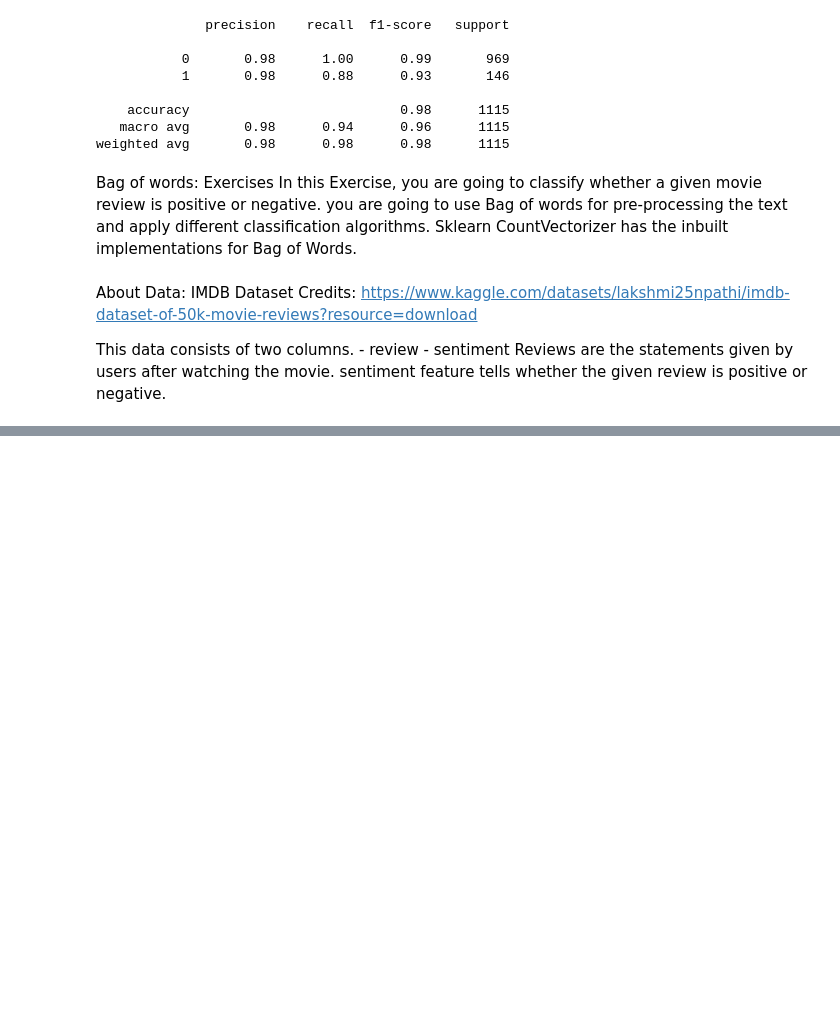
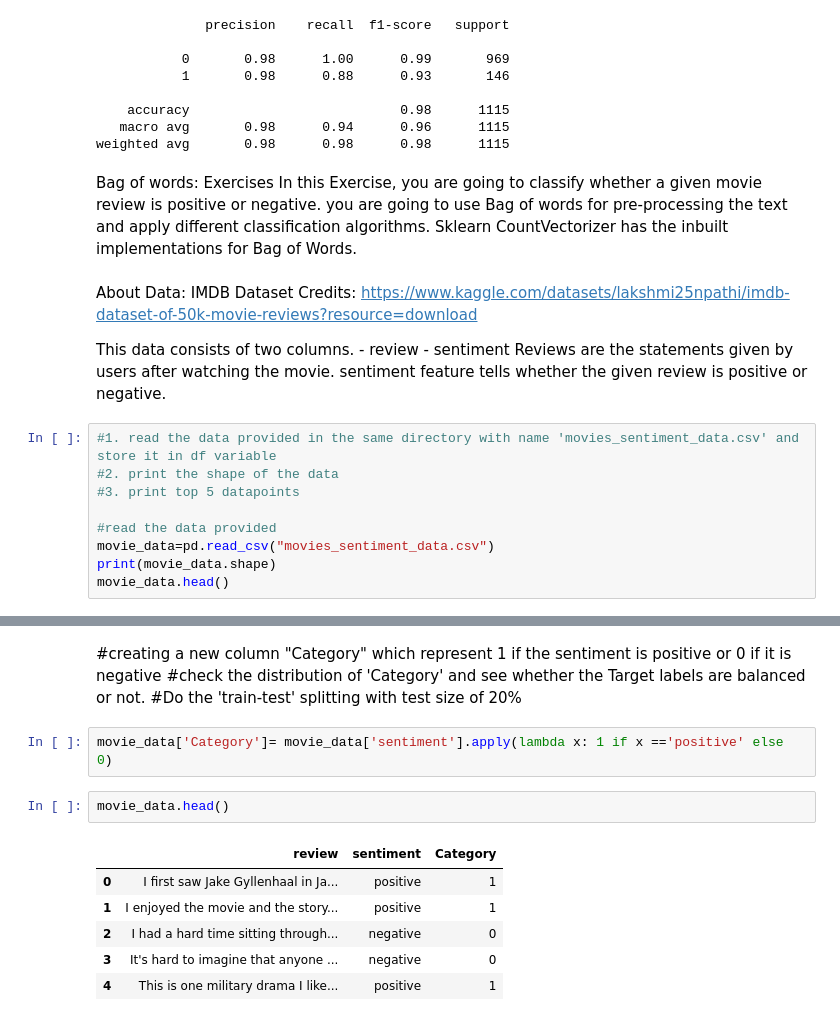
Before and after one commit to poornachandra24/NLP, a Jupyter notebook: Text Representation/Bag_of_word.ipynb, the cells around one changed output, grey strips where cells are left out. Saved outputs shown, nothing was run; the diff lists cells and outputs as text; blank space fills up the shorter version.

```diff
--- a/Text Representation/Bag_of_word.ipynb
+++ b/Text Representation/Bag_of_word.ipynb
@@ -180,3 +180,12 @@ Credits: https://www.kaggle.com/datasets/lakshmi25npathi/imdb-dataset-of-50k-mov
 This data consists of two columns. - review - sentiment
 Reviews are the statements given by users after watching the movie.
 sentiment feature tells whether the given review is positive or negative.
+# %%
+#1. read the data provided in the same directory with name 'movies_sentiment_data.csv' and store it in df variable
+#2. print the shape of the data
+#3. print top 5 datapoints
+
+#read the data provided
+movie_data=pd.read_csv("movies_sentiment_data.csv")
+print(movie_data.shape)
+movie_data.head()
@@ -182,0 +200,15 @@ sentiment feature tells whether the given review is positive or negative.
+# %% [markdown]
+#creating a new column "Category" which represent 1 if the sentiment is positive or 0 if it is negative
+#check the distribution of 'Category' and see whether the Target labels are balanced or not.
+#Do the 'train-test' splitting with test size of 20%
+# %%
+movie_data['Category']= movie_data['sentiment'].apply(lambda x: 1 if x =='positive' else 0)
+# %%
+movie_data.head()
+# %% [output]
+|  | review | sentiment | Category |
+| 0 | I first saw Jake Gyllenhaal in Ja... | positive | 1 |
+| 1 | I enjoyed the movie and the story... | positive | 1 |
+| 2 | I had a hard time sitting through... | negative | 0 |
+| 3 | It's hard to imagine that anyone ... | negative | 0 |
+| 4 | This is one military drama I like... | positive | 1 |
```
Also changed, not shown: parts of 12 cells of this notebook.
